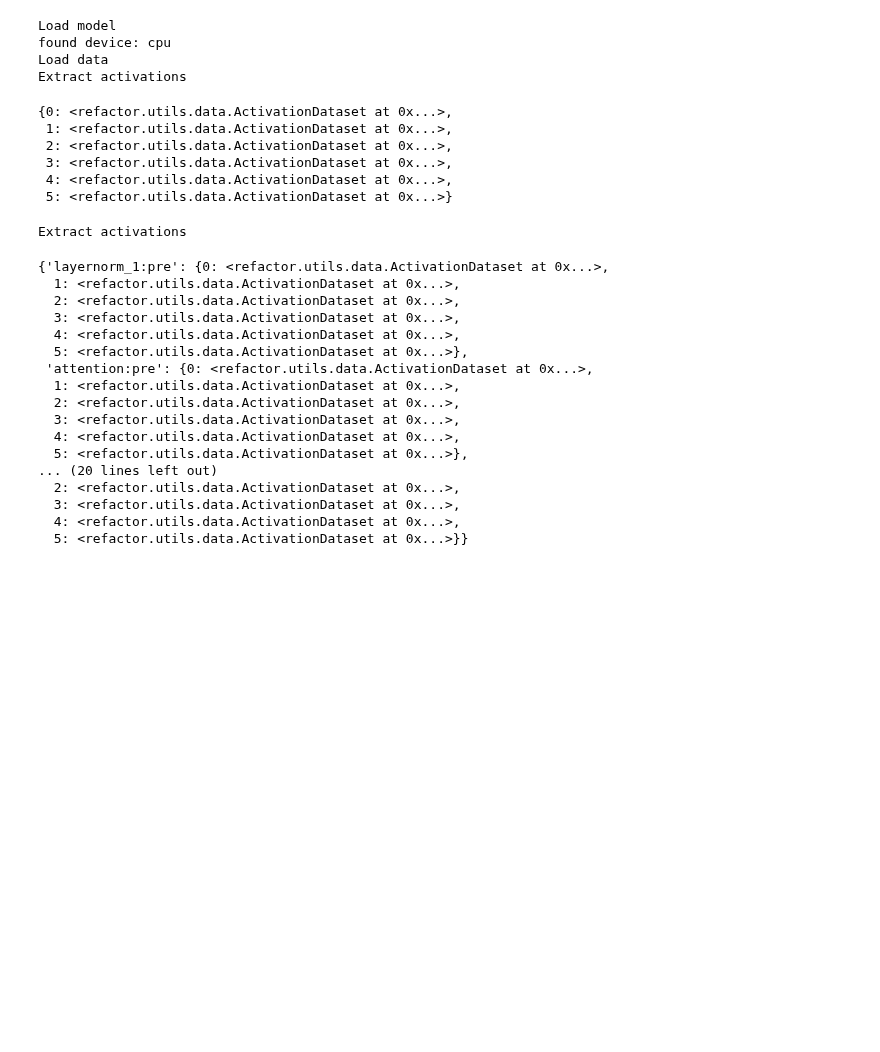
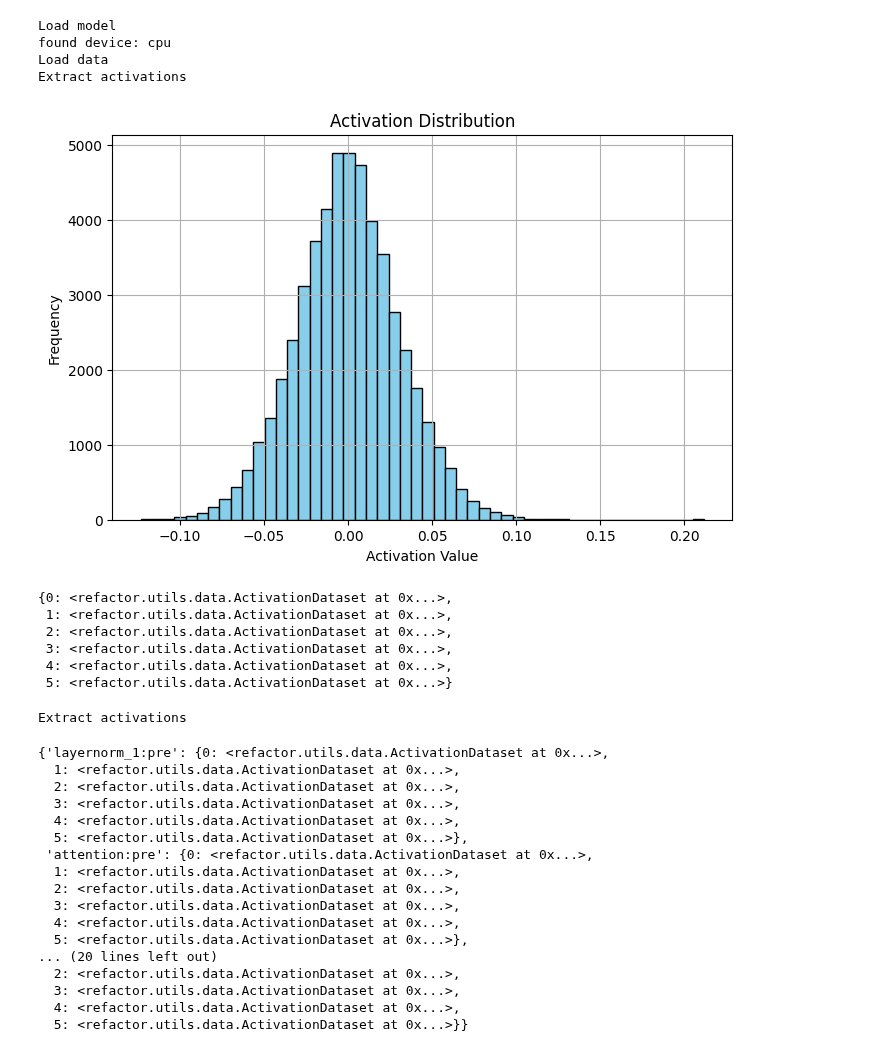
Before and after one commit to MartinKirkegaardDK/KDS_MI, a Jupyter notebook: marki copy.ipynb, the cells around one changed output. Drawn from its saved outputs; the diff is of its cells as text; code cells hidden in the pictures; blank space fills up the shorter version.

```diff
--- a/marki copy.ipynb
+++ b/marki copy.ipynb
@@ -65,6 +65,29 @@ Load model
 found device: cpu
 Load data
 Extract activations
+# %%
+import torch
+flat_tensor = torch.cat(activations["layer.0.layernorm_1:pre"].predictors, dim=0)
+import matplotlib.pyplot as plt
+plt.figure(figsize=(8, 5))
+plt.hist(flat_tensor.numpy(), bins=50, color='skyblue', edgecolor='black')
+plt.title('Activation Distribution')
+plt.xlabel('Activation Value')
+plt.ylabel('Frequency')
+plt.grid(True)
+plt.show()
+# %%
+import torch
+import matplotlib.pyplot as plt
+plt.figure(figsize=(8, 5))
+plt.hist(flat_tensor.numpy(), bins=50, color='skyblue', edgecolor='black')
+plt.title('Activation Distribution')
+plt.xlabel('Activation Value')
+plt.ylabel('Frequency')
+plt.grid(True)
+plt.show()
+# %% [output]
+[figure, added]
 # %%
 positions = []
 for index, (key, val) in enumerate(activations.items()):
```
Also changed, not shown: 46 other files.
